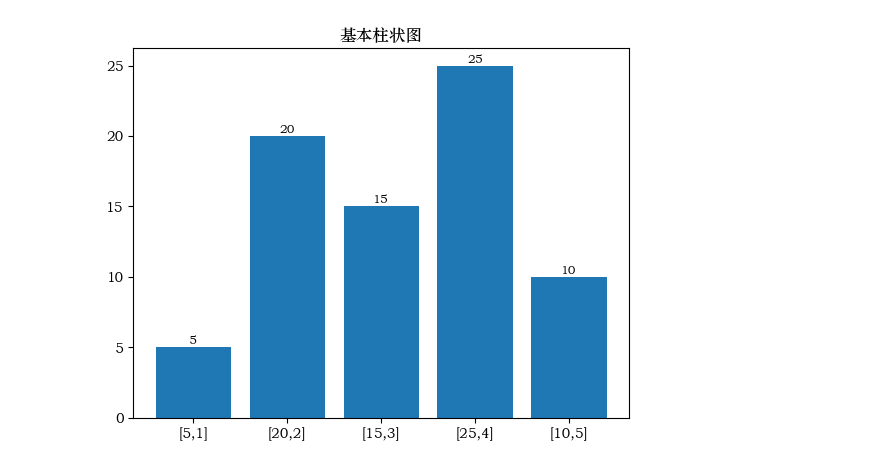
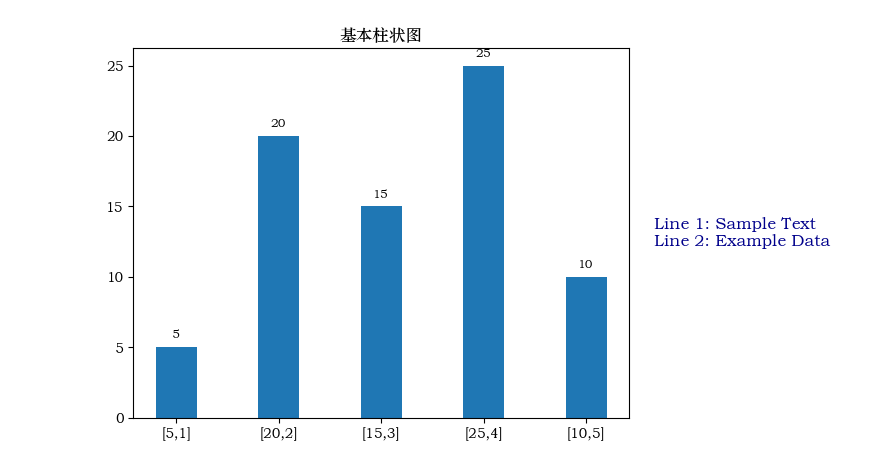
Before and after one commit to zhaishichao/InstanceSelection, a Jupyter notebook: deap_framework/de/test.ipynb, the cells around one changed output. Cells and saved outputs as stored; diff of their text form; code cells hidden in the pictures.

```diff
--- a/deap_framework/de/test.ipynb
+++ b/deap_framework/de/test.ipynb
@@ -1,13 +1,19 @@
 # %%
+save_path="C://Users//zsc//Desktop//evolution computation//experiment//imgs"
+
+
 import matplotlib.pyplot as plt
 # 设置可显示中文宋体
 plt.rcParams['font.family'] = 'STZhongsong'
 x = ['[5,1]', '[20,2]', '[15,3]', '[25,4]', '[10,5]']
 data = [5, 20, 15, 25, 10]
 plt.title("基本柱状图")
+text = "Line 1: Sample Text\nLine 2: Example Data"
+plt.text(1.05, 0.5, text, ha='left', va='center', transform=plt.gca().transAxes, fontsize=12, color='darkblue')
+
 #plt.grid(ls="--", alpha=0.5)
-plt.bar(x, data)
+plt.bar(x, data,width=0.4)
 for a, b in zip(x, data):
 	plt.text(a, b + 0.1, '%.0f' % b, ha='center', va='bottom', fontsize=9)
 # %% [output]
-[figure, old version]
+[figure, new version]
```
Also changed, not shown: parts of 3 cells of this notebook, 4 other files.
